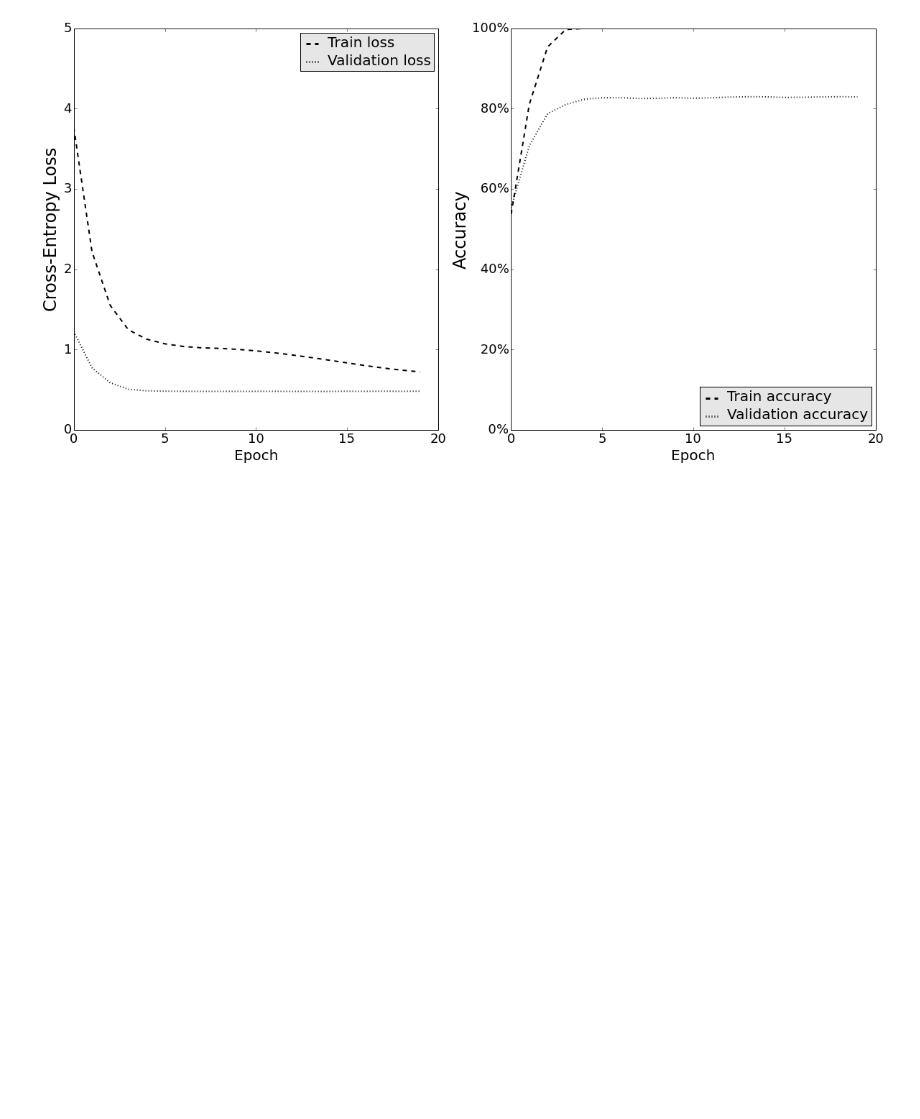
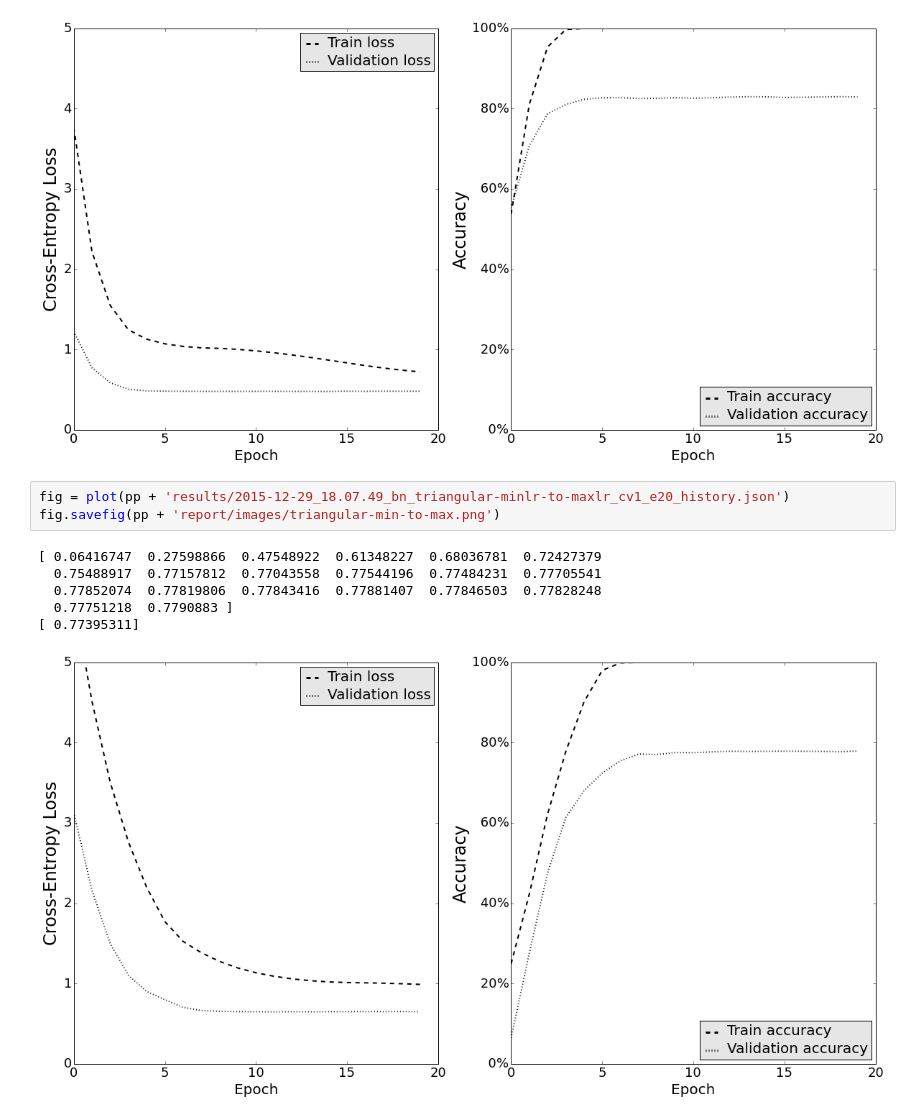
Before and after one commit to marcuniq/ini_caltech101, a Jupyter notebook: iPython Notebooks/Report figures.ipynb, the cells around one changed output. Saved outputs shown, nothing was run; the diff lists cells and outputs as text; blank space fills up the shorter version.

Commit message:
experiment: bn, triangular minlr-to-maxlr, 20 epochs

```diff
--- a/iPython Notebooks/Report figures.ipynb
+++ b/iPython Notebooks/Report figures.ipynb
@@ -135,3 +135,13 @@ fig.savefig(pp + 'report/images/no-data-normalization.png')
   0.82978089  0.82927581]
 [ 0.81862779]
 [figure]
+# %%
+fig = plot(pp + 'results/2015-12-29_18.07.49_bn_triangular-minlr-to-maxlr_cv1_e20_history.json')
+fig.savefig(pp + 'report/images/triangular-min-to-max.png')
+# %% [output]
+[ 0.06416747  0.27598866  0.47548922  0.61348227  0.68036781  0.72427379
+  0.75488917  0.77157812  0.77043558  0.77544196  0.77484231  0.77705541
+  0.77852074  0.77819806  0.77843416  0.77881407  0.77846503  0.77828248
+  0.77751218  0.7790883 ]
+[ 0.77395311]
+[figure, added]
```
Also changed, not shown: 5 other files.
